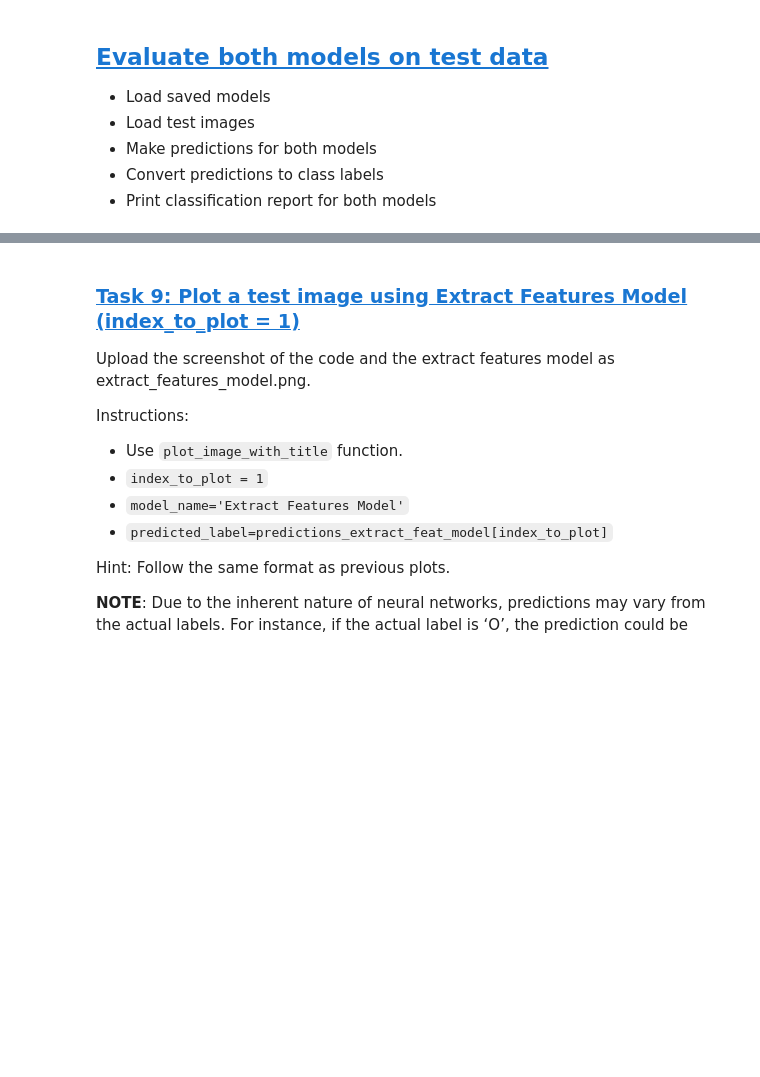
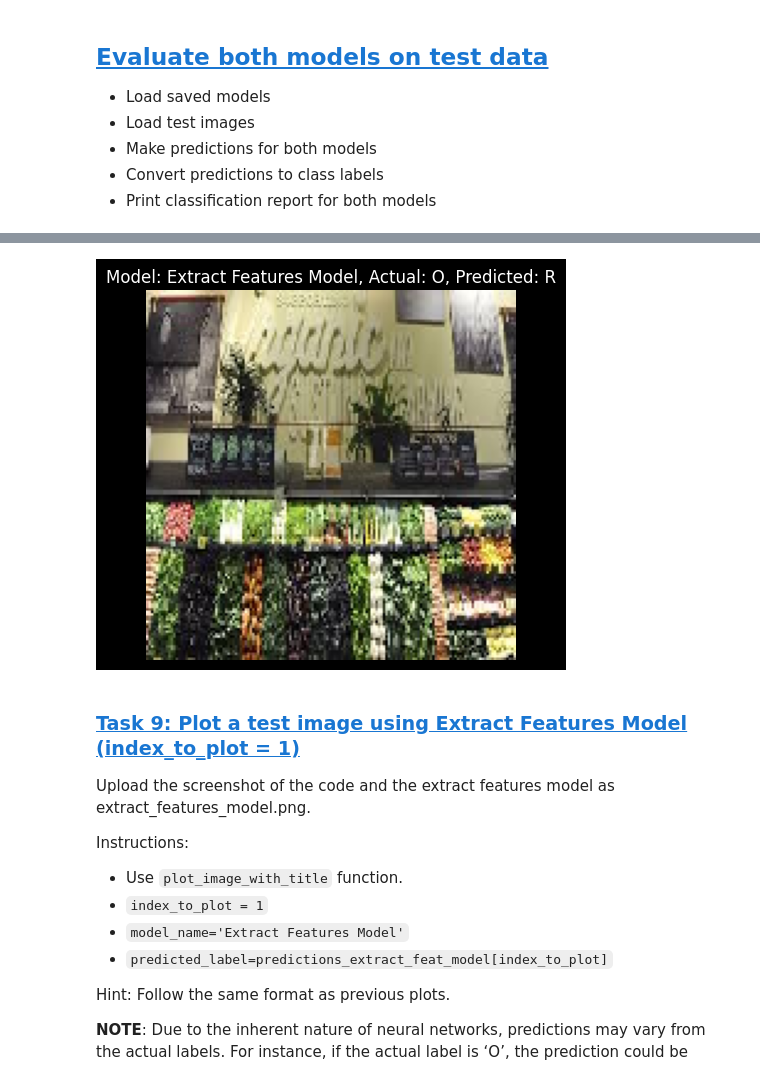
Before and after one commit to julihocc/deep-learning-with-tensorflow, a Jupyter notebook: 702-final-project/Final Proj-Classify Waste Products Using TL- FT-v1.ipynb, the cells around one changed output, grey strips where cells are left out. Saved outputs shown, nothing was run; the diff lists cells and outputs as text; code cells hidden in the pictures; blank space fills up the shorter version.

```diff
--- a/702-final-project/Final Proj-Classify Waste Products Using TL- FT-v1.ipynb
+++ b/702-final-project/Final Proj-Classify Waste Products Using TL- FT-v1.ipynb
@@ -711,26 +809,31 @@ history = fine_tune_model
 from pathlib import Path
 
 # Load saved models
-extract_feat_model = tf.keras.models.load_model('O_R_tlearn_vgg16.keras')
-fine_tune_model = tf.keras.models.load_model('O_R_tlearn_fine_tune_vgg16.keras')
+extract_feat_model = tf.keras.models.load_model("O_R_tlearn_vgg16.keras")
+fine_tune_model = tf.keras.models.load_model("O_R_tlearn_fine_tune_vgg16.keras")
 
 IMG_DIM = (150, 150)
 
 # Load test images
-test_files_O = glob.glob('./o-vs-r-split/test/O/*')
-test_files_R = glob.glob('./o-vs-r-split/test/R/*')
+test_files_O = glob.glob("./o-vs-r-split/test/O/*")
+test_files_R = glob.glob("./o-vs-r-split/test/R/*")
 test_files = test_files_O[:50] + test_files_R[:50]
 
-test_imgs = [tf.keras.preprocessing.image.img_to_array(tf.keras.preprocessing.image.load_img(img, target_size=IMG_DIM)) for img in test_files]
+test_imgs = [
+    tf.keras.preprocessing.image.img_to_array(
+        tf.keras.preprocessing.image.load_img(img, target_size=IMG_DIM)
+    )
+    for img in test_files
+]
 test_imgs = np.array(test_imgs)
 test_labels = [Path(fn).parent.name for fn in test_files]
 
 # Standardize
-test_imgs_scaled = test_imgs.astype('float32')
+test_imgs_scaled = test_imgs.astype("float32")
 test_imgs_scaled /= 255
 
-class2num_lt = lambda l: [0 if x == 'O' else 1 for x in l]
-num2class_lt = lambda l: ['O' if x < 0.5 else 'R' for x in l]
+class2num_lt = lambda l: [0 if x == "O" else 1 for x in l]
+num2class_lt = lambda l: ["O" if x < 0.5 else "R" for x in l]
 
 test_labels_enc = class2num_lt(test_labels)
 
@@ -743,7 +846,7 @@ predictions_extract_feat_model = num2class_lt(predictions_extract_feat_model)
 predictions_fine_tune_model = num2class_lt(predictions_fine_tune_model)
 
 # Print classification report for both models
-print('Extract Features Model')
+print("Extract Features Model")
 print(metrics.classification_report(test_labels, predictions_extract_feat_model))
-print('Fine-Tuned Model')
+print("Fine-Tuned Model")
 print(metrics.classification_report(test_labels, predictions_fine_tune_model))
@@ -750,19 +873,24 @@ print(metrics.classification_report(test_labels, predictions_fine_tune_model))
 # %%
 # Plot one of the images with actual label and predicted label as title
 def plot_image_with_title(image, model_name, actual_label, predicted_label):
     plt.imshow(image)
-    plt.title(f"Model: {model_name}, Actual: {actual_label}, Predicted: {predicted_label}")
-    plt.axis('off')
+    plt.title(
+        f"Model: {model_name}, Actual: {actual_label}, Predicted: {predicted_label}"
+    )
+    plt.axis("off")
     plt.show()
+
 
 # Specify index of image to plot, for example index 0
 index_to_plot = 0
 plot_image_with_title(
-    image=test_imgs[index_to_plot].astype('uint8'),
-    model_name='Extract Features Model',
+    image=test_imgs[index_to_plot].astype("uint8"),
+    model_name="Extract Features Model",
     actual_label=test_labels[index_to_plot],
     predicted_label=predictions_extract_feat_model[index_to_plot],
-    )
+)
+# %% [output]
+[figure, added]
 # %% [markdown]
 ### <a id='toc1_13_1_'></a>[**Task 9: Plot a test image using Extract Features Model (index_to_plot = 1)**](#toc0_)
 
```
Also changed, not shown: parts of 13 cells of this notebook, 2 other files.
